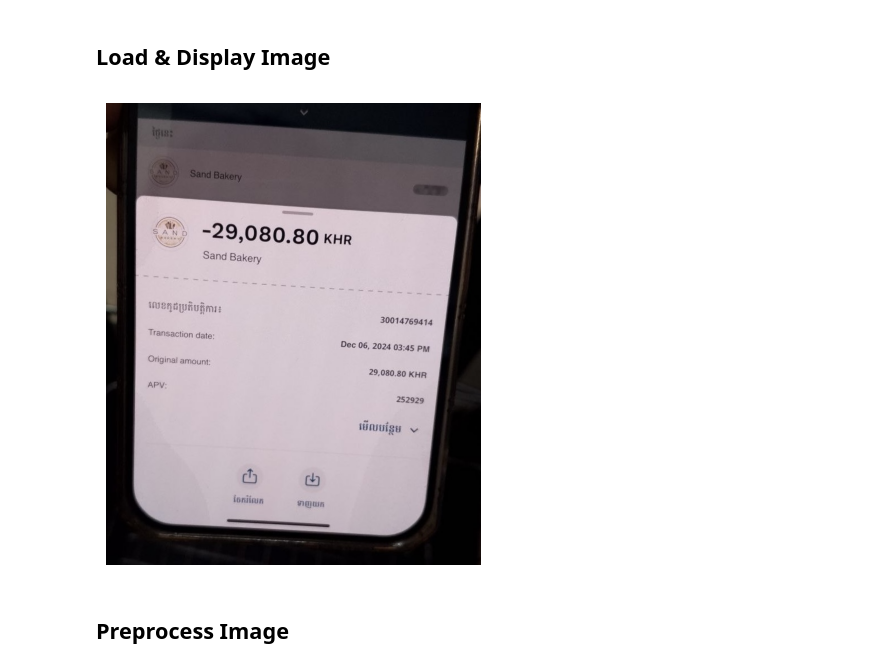
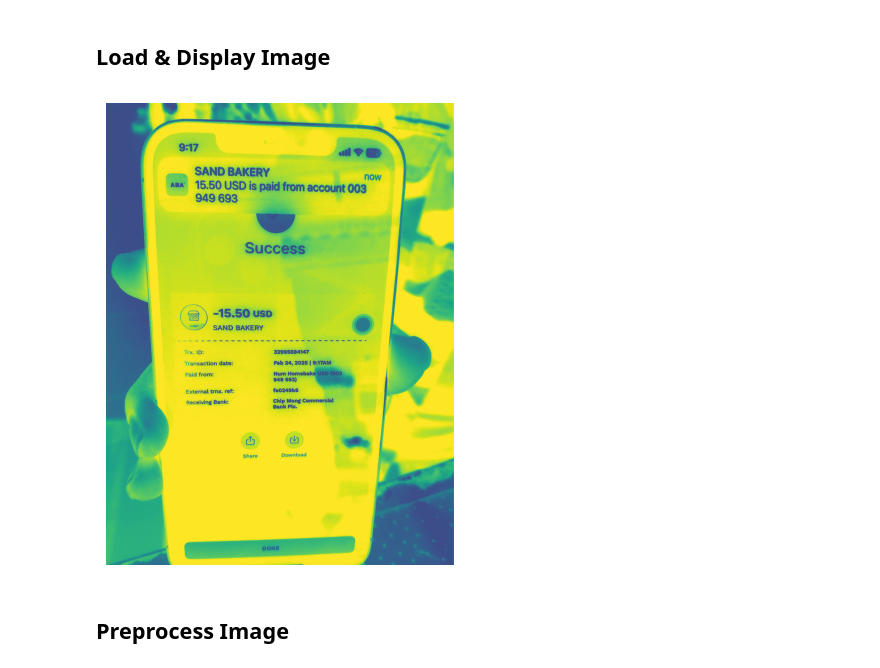
Before and after one commit to chantharith-NY/Bank-Transcript-Scanner, a Jupyter notebook: notebooks/test.ipynb, the cells around one changed output. Drawn from its saved outputs; the diff is of its cells as text; code cells hidden in the pictures.

```diff
--- a/notebooks/test.ipynb
+++ b/notebooks/test.ipynb
@@ -11,16 +11,16 @@ from PIL import Image
 # %% [markdown]
 ## Load & Display Image
 # %%
-image_path = "../data/raw/Test/photo_2025-03-24 23.35.39.jpg"
+image_path = "preprocessed_photo_2025-03-24 23.35.50.jpeg"
 image = Image.open(image_path)
 
 # Display Image
 plt.figure(figsize=(8, 6))
 plt.imshow(image)
 plt.axis("off")
 plt.show()
 # %% [output]
-[figure, old version]
+[figure, new version]
 # %% [markdown]
 ## Preprocess Image
 # %%
```
Also changed, not shown: parts of 2 cells of this notebook, 2 other files.
